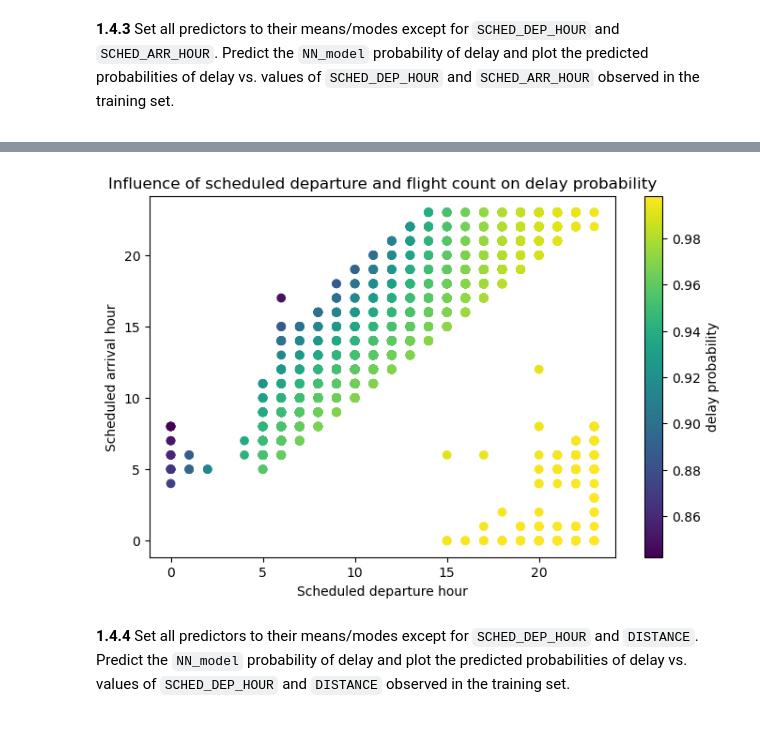
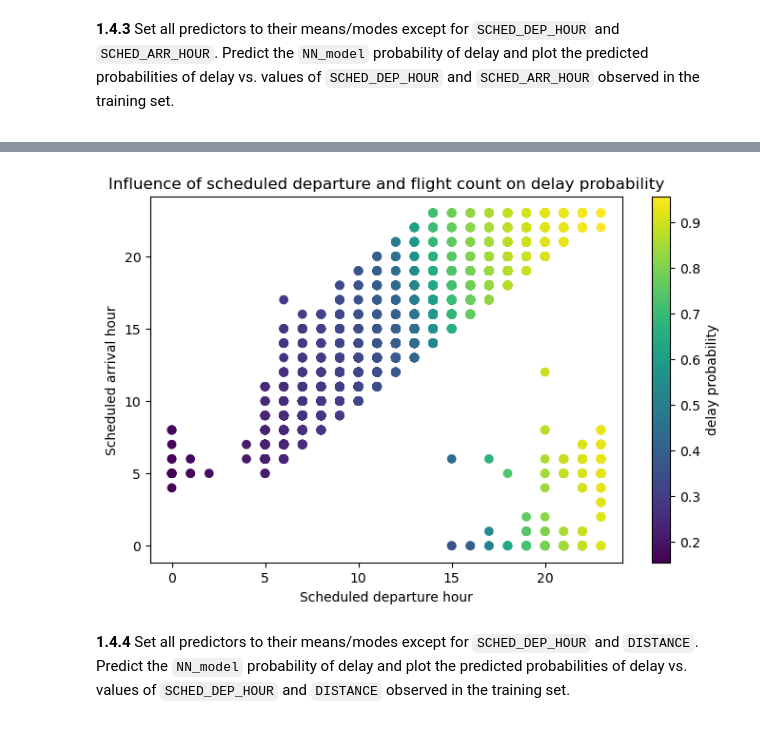
Before and after one commit to jamesliounis/Harvard-Deep-Learning, a Jupyter notebook: cs109b_hw3/cs109b_hw3.ipynb, the cells around one changed output, grey strips where cells are left out. Cells and saved outputs as stored; diff of their text form; code cells hidden in the pictures.

```diff
--- a/cs109b_hw3/cs109b_hw3.ipynb
+++ b/cs109b_hw3/cs109b_hw3.ipynb
@@ -339,5 +393,5 @@ NN_model.compile(loss='binary_crossentropy', optimizer='adam', metrics=['accurac
 # your code here
 
 # fit the model to the training data
-history = NN_model.fit(X_train, y_train, epochs=50, batch_size=32, validation_split=0.2)
+history = NN_model.fit(X_train, y_train, epochs=6, batch_size=32, validation_split=0.2)
 # %% [output]
@@ -430,15 +477,15 @@ y_train_nn = np.argmax(y_train_nn, axis=1)
 # %%
-# define a range of C values to test
-c_values = [0.01, 0.5, 0.1, 0.2, 0.3]
+# # define a range of C values to test
+# c_values = [0.0001, 0.001, 0.01, 0.5, 0.1, 0.2, 0.3]
 
-# create a logistic regression object
-logregcv = LogisticRegressionCV(Cs=c_values, penalty='l2', max_iter=1000)
+# # create a logistic regression object
+# logregcv = LogisticRegressionCV(Cs=c_values, penalty='l2', max_iter=1000)
 
-# fit the logistic regression model to the training data
-logregcv.fit(X_train, y_train_nn.ravel())
+# # fit the logistic regression model to the training data
+# logregcv.fit(X_train, y_train_nn)
 
-# get the best C value found by cross-validation
-best_C = logregcv.C_[0]
+# # get the best C value found by cross-validation
+# best_C = logregcv.C_[0]
 # %%
 # your code here
 
@@ -587,22 +631,14 @@ categorical_pred = list(set(X_train.columns) - set(continuous_pred) - set(releva
 
 X_temp = X_train.copy()
 
-# Unscaled training and test data
-df_train_unscaled = pd.DataFrame(scaler.inverse_transform(df_train_scaled), columns=df_flights.columns)
-
-X_temp_unscaled = df_train_unscaled.drop(y, axis=1).copy()
-
 for col in X_temp.columns:
     if col in continuous_pred:
         X_temp[col].values[:] = X_temp[col].mean()
     if col in categorical_pred:
         X_temp[col].values[:] = X_temp[col].mode()
 
-for col in X_temp.columns:
-    if col in continuous_pred:
-        X_temp[col].values[:] = X_temp[col].mean()
-    if col in categorical_pred:
-        X_temp[col].values[:] = X_temp[col].mode()
+# Unscaled training data
+X_temp_unscaled = pd.DataFrame(scaler.inverse_transform(X_temp), columns=X.columns)
 # %%
 # your code here
 
@@ -641,10 +677,6 @@ categorical_pred = list(set(X_train.columns) - set(continuous_pred) - set(releva
 
 X_temp = X_train.copy()
 
-# Unscaled training and test data
-df_train_unscaled = pd.DataFrame(scaler.inverse_transform(df_train_scaled), columns=df_flights.columns)
-
-X_temp_unscaled = df_train_unscaled.drop(y, axis=1).copy()
 
 for col in X_temp.columns:
     if col in continuous_pred:
@@ -652,15 +684,12 @@ for col in X_temp.columns:
     if col in categorical_pred:
         X_temp[col].values[:] = X_temp[col].mode()
 
-for col in X_temp.columns:
-    if col in continuous_pred:
-        X_temp[col].values[:] = X_temp[col].mean()
-    if col in categorical_pred:
-        X_temp[col].values[:] = X_temp[col].mode()
+# Unscaled training data
+X_temp_unscaled = pd.DataFrame(scaler.inverse_transform(X_temp), columns=X.columns)
 # %%
 # prediction
 
-delay_prob = [i[1] for i in NN_model.predict(X_temp)]
+delay_prob = NN_model.predict(X_temp)
 
 fig, ax = plt.subplots(figsize=(8, 5))
 scat = ax.scatter(X_temp_unscaled['SCHED_DEP_HOUR'],X_temp_unscaled['SCHED_ARR_HOUR'], c=delay_prob)
@@ -674,4 +703,4 @@ plt.show()
-[figure, old version]
+[figure, new version]
 # %% [markdown]
 <div class='exercise-r'>
 
```
Also changed, not shown: parts of 68 cells of this notebook.
